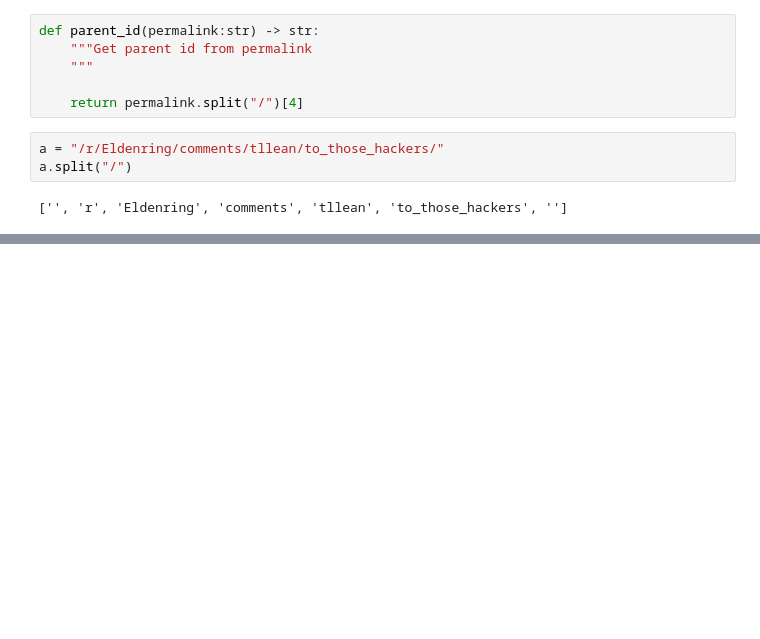
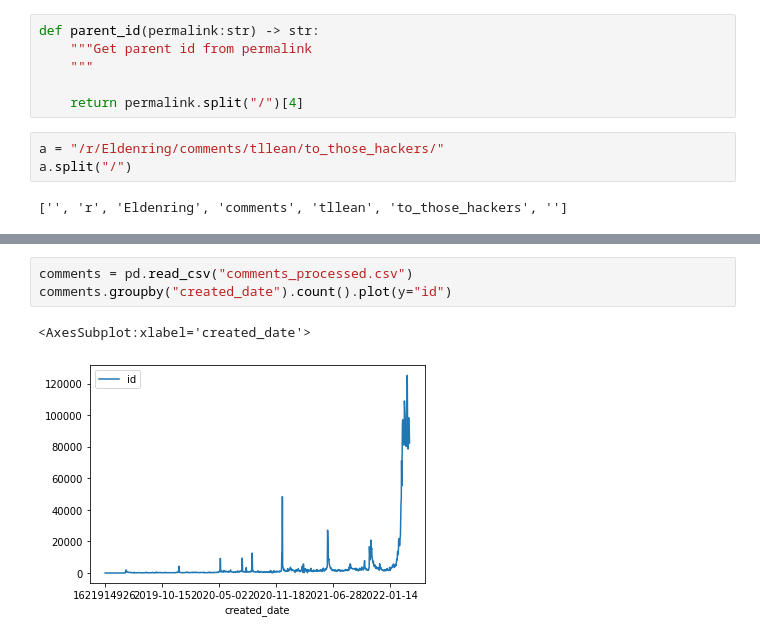
Before and after one commit to NeoJersey/analysis-of-r-eldenring, a Jupyter notebook: Preprocessing.ipynb, the cells around one changed output, grey strips where cells are left out. Drawn from its saved outputs; the diff is of its cells as text; blank space fills up the shorter version.

```diff
--- a/Preprocessing.ipynb
+++ b/Preprocessing.ipynb
@@ -109,0 +130,6 @@ df.head()
+# %%
+comments = pd.read_csv("comments_processed.csv")
+comments.groupby("created_date").count().plot(y="id")
+# %% [output]
+<AxesSubplot:xlabel='created_date'>
+[figure, added]
```
Also changed, not shown: parts of 33 cells of this notebook, 5 other files.
